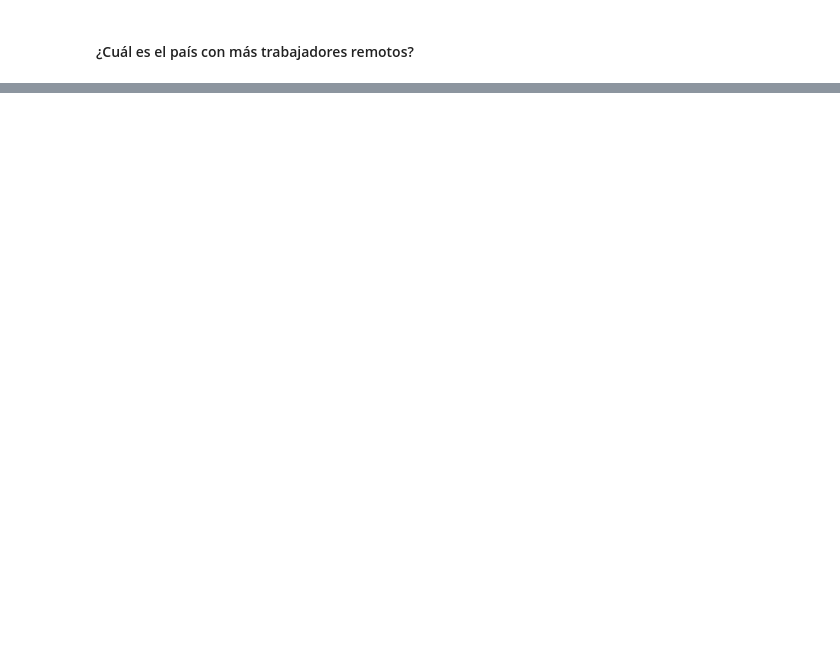
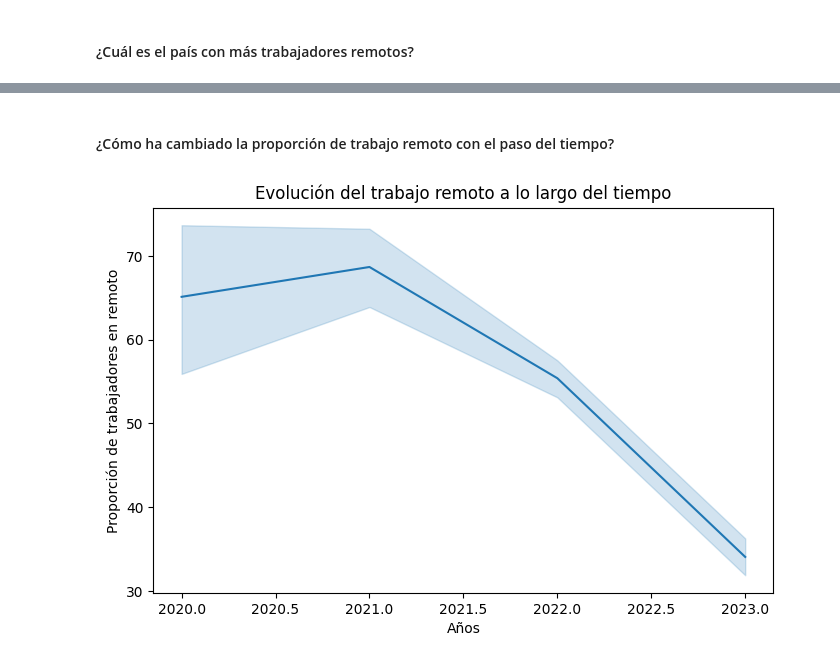
Before and after one commit to DanielaRosero/DataScienceSalary, a Jupyter notebook: notebook.ipynb, the cells around one changed output, grey strips where cells are left out. Drawn from its saved outputs; the diff is of its cells as text; code cells hidden in the pictures; blank space fills up the shorter version.

```diff
--- a/notebook.ipynb
+++ b/notebook.ipynb
@@ -342,0 +335,11 @@ sns.heatmap(corr, annot=True, linewidths=.5, square=True, cmap='Greens');
+# %% [markdown]
+#### ¿Cómo ha cambiado la proporción de trabajo remoto con el paso del tiempo?
+# %%
+plt.figure(figsize=(8,5))  #Tendencia a disminuir con los años
+fig4 = sns.lineplot(data=df, y='remote_ratio', x='work_year')
+fig4.set_title('Evolución del trabajo remoto a lo largo del tiempo')
+fig4.set_xlabel('Años')
+fig4.set_ylabel('Proporción de trabajadores en remoto')
+plt.show()
+# %% [output]
+[figure, added]
```
Also changed, not shown: parts of 18 cells of this notebook.
